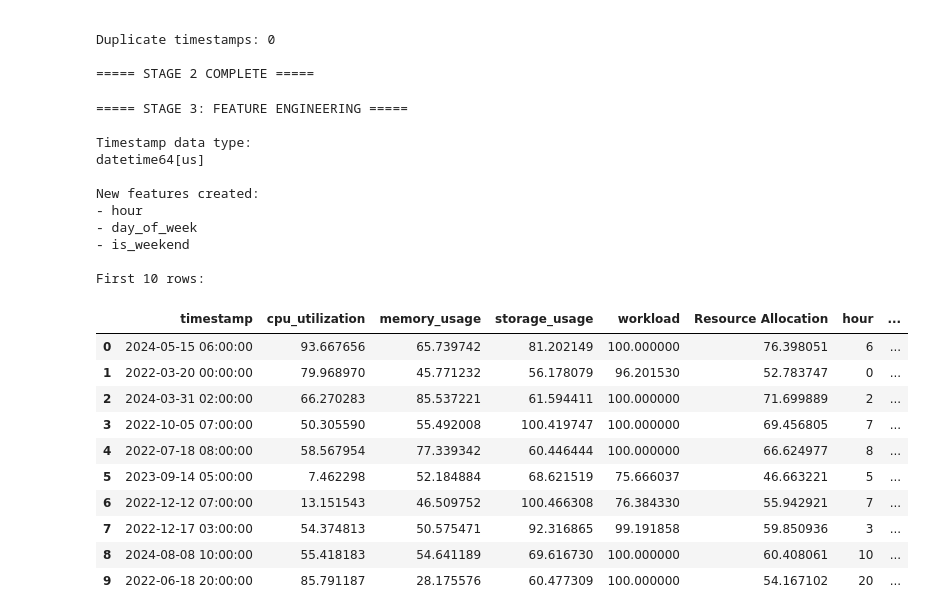
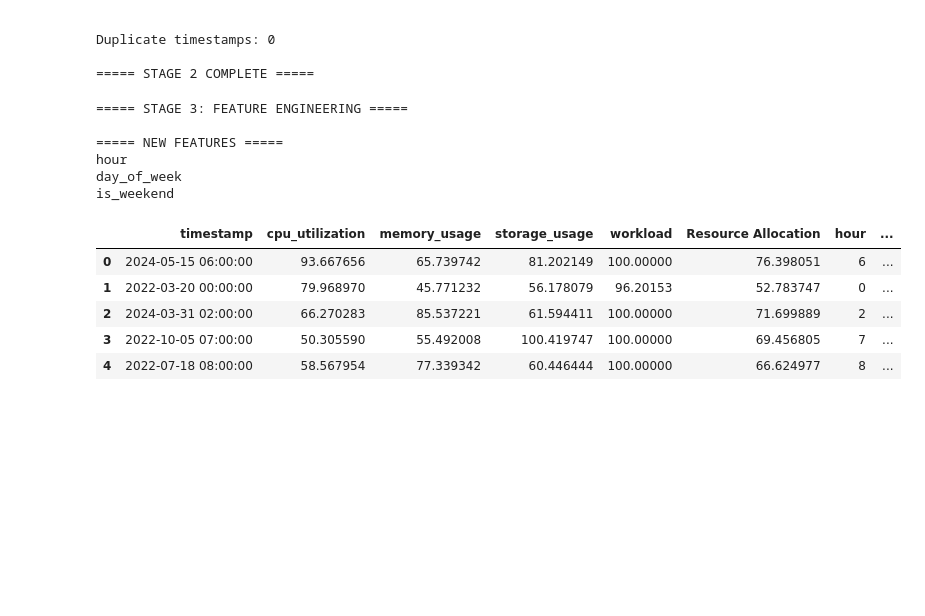
Before and after one commit to jaygosalia11/Intelligent-Load-Forecasting, a Jupyter notebook: load_forecasting.ipynb, the cells around one changed output. Saved outputs shown, nothing was run; the diff lists cells and outputs as text; code cells hidden in the pictures; blank space fills up the shorter version.

```diff
--- a/load_forecasting.ipynb
+++ b/load_forecasting.ipynb
@@ -309,93 +309,49 @@ Duplicate timestamps: 0
 # %%
 # ==========================================
 # STAGE 3: FEATURE ENGINEERING
 # ==========================================
 
 print("===== STAGE 3: FEATURE ENGINEERING =====")
 
-# ------------------------------------------
-# Step 3.0 - Convert timestamp to datetime
-# ------------------------------------------
-
+# Convert timestamp to datetime
 clean_data["timestamp"] = pd.to_datetime(
     clean_data["timestamp"]
 )
 
-print("\nTimestamp data type:")
-print(clean_data["timestamp"].dtype)
-
-
-# ------------------------------------------
-# Step 3.1 - Extract Hour
-# ------------------------------------------
-
+# Extract time-based features
 clean_data["hour"] = clean_data["timestamp"].dt.hour
-
-
-# ------------------------------------------
-# Step 3.2 - Extract Day of Week
-# Monday = 0, Tuesday = 1, ..., Sunday = 6
-# ------------------------------------------
 
 clean_data["day_of_week"] = (
     clean_data["timestamp"].dt.dayofweek
 )
 
-
-# ------------------------------------------
-# Step 3.3 - Create Weekend Feature
-# ------------------------------------------
-
 clean_data["is_weekend"] = (
     clean_data["day_of_week"] >= 5
 ).astype(int)
 
+# Display results
+print("\n===== NEW FEATURES =====")
+print("hour")
+print("day_of_week")
+print("is_weekend")
 
-# ------------------------------------------
-# Step 3.4 - Display Results
-# ------------------------------------------
-
-print("\nNew features created:")
-print("- hour")
-print("- day_of_week")
-print("- is_weekend")
-
-print("\nFirst 10 rows:")
-display(clean_data.head(10))
-
-
-# ------------------------------------------
-# Step 3.5 - Final Check
-# ------------------------------------------
+display(clean_data.head())
 
 print("\nDataset shape:", clean_data.shape)
 
-print("\nColumns:")
-print(clean_data.columns.tolist())
-
 print("\n===== STAGE 3 COMPLETE =====")
 # %% [output]
 ===== STAGE 3: FEATURE ENGINEERING =====
 
-Timestamp data type:
-datetime64[us]
-
-New features created:
-- hour
-- day_of_week
-- is_weekend
-
-First 10 rows:
+===== NEW FEATURES =====
+hour
+day_of_week
+is_weekend
 |  | timestamp | cpu_utilization | memory_usage | storage_usage | workload | Resource Allocation | hour | ... |
-| 0 | 2024-05-15 06:00:00 | 93.667656 | 65.739742 | 81.202149 | 100.000000 | 76.398051 | 6 | ... |
-| 1 | 2022-03-20 00:00:00 | 79.968970 | 45.771232 | 56.178079 | 96.201530 | 52.783747 | 0 | ... |
-| 2 | 2024-03-31 02:00:00 | 66.270283 | 85.537221 | 61.594411 | 100.000000 | 71.699889 | 2 | ... |
-| 3 | 2022-10-05 07:00:00 | 50.305590 | 55.492008 | 100.419747 | 100.000000 | 69.456805 | 7 | ... |
-| 4 | 2022-07-18 08:00:00 | 58.567954 | 77.339342 | 60.446444 | 100.000000 | 66.624977 | 8 | ... |
-| 5 | 2023-09-14 05:00:00 | 7.462298 | 52.184884 | 68.621519 | 75.666037 | 46.663221 | 5 | ... |
-| 6 | 2022-12-12 07:00:00 | 13.151543 | 46.509752 | 100.466308 | 76.384330 | 55.942921 | 7 | ... |
-| 7 | 2022-12-17 03:00:00 | 54.374813 | 50.575471 | 92.316865 | 99.191858 | 59.850936 | 3 | ... |
-| 8 | 2024-08-08 10:00:00 | 55.418183 | 54.641189 | 69.616730 | 100.000000 | 60.408061 | 10 | ... |
-| 9 | 2022-06-18 20:00:00 | 85.791187 | 28.175576 | 60.477309 | 100.000000 | 54.167102 | 20 | ... |
+| 0 | 2024-05-15 06:00:00 | 93.667656 | 65.739742 | 81.202149 | 100.00000 | 76.398051 | 6 | ... |
+| 1 | 2022-03-20 00:00:00 | 79.968970 | 45.771232 | 56.178079 | 96.20153 | 52.783747 | 0 | ... |
+| 2 | 2024-03-31 02:00:00 | 66.270283 | 85.537221 | 61.594411 | 100.00000 | 71.699889 | 2 | ... |
+| 3 | 2022-10-05 07:00:00 | 50.305590 | 55.492008 | 100.419747 | 100.00000 | 69.456805 | 7 | ... |
+| 4 | 2022-07-18 08:00:00 | 58.567954 | 77.339342 | 60.446444 | 100.00000 | 66.624977 | 8 | ... |
 Dataset shape: (26305, 9)
 
```
Also changed, not shown: parts of 17 cells of this notebook.
